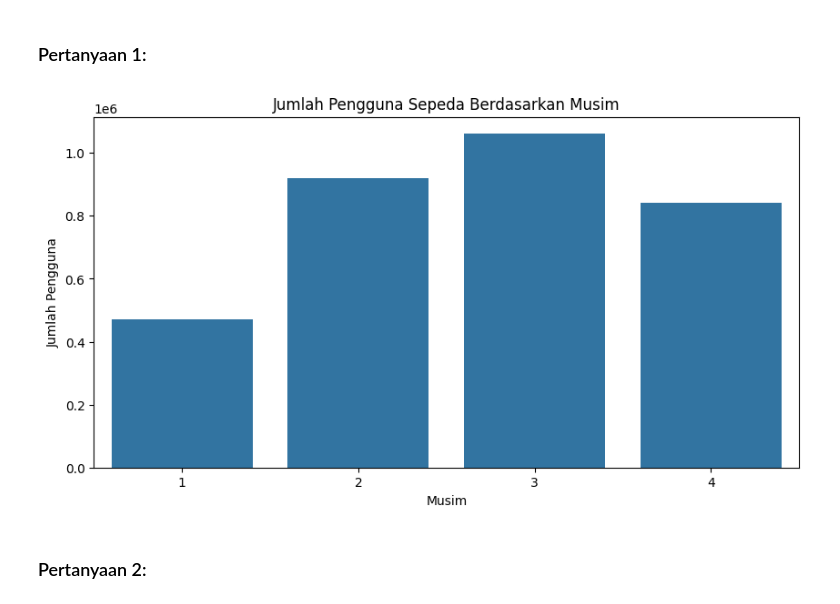
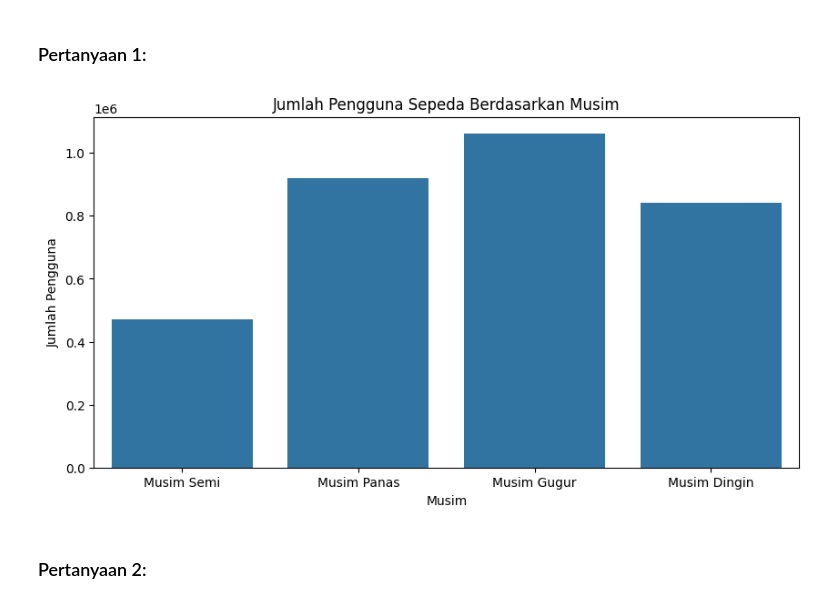
Before and after one commit to KochenkExe/Dicoding-bike-sharing, a Jupyter notebook: Proyek_Analisis_Data.ipynb, the cells around one changed output. Drawn from its saved outputs; the diff is of its cells as text; code cells hidden in the pictures.

```diff
--- a/Proyek_Analisis_Data.ipynb
+++ b/Proyek_Analisis_Data.ipynb
@@ -332,3 +329,12 @@ season_counts = season_counts.sort_values('cnt', ascending=False)
+# %%
+season_mapping = {
+    1: 'Musim Semi',
+    2: 'Musim Panas',
+    3: 'Musim Gugur',
+    4: 'Musim Dingin'
+}
+df_day['season_name'] = df_day['season'].map(season_mapping)
+season_counts = df_day.groupby('season_name')['cnt'].sum().reset_index().sort_values('cnt', ascending=False)
 # %%
 print("\nJumlah pengguna sepeda berdasarkan musim:")
 print(season_counts)
@@ -378,13 +414,13 @@ Rata-rata jumlah pengguna sepeda per hari (Senin - Minggu):
 ### Pertanyaan 1:
 # %%
 plt.figure(figsize=(10, 5))
-sns.barplot(x='season', y='cnt', data=season_counts)
+sns.barplot(x='season_name', y='cnt', data=season_counts)
 plt.title('Jumlah Pengguna Sepeda Berdasarkan Musim')
 plt.xlabel('Musim')
 plt.ylabel('Jumlah Pengguna')
 plt.show()
 # %% [output]
-[figure, old version]
+[figure, new version]
 # %% [markdown]
 ### Pertanyaan 2:
 # %%
```
Also changed, not shown: parts of 7 cells of this notebook.
